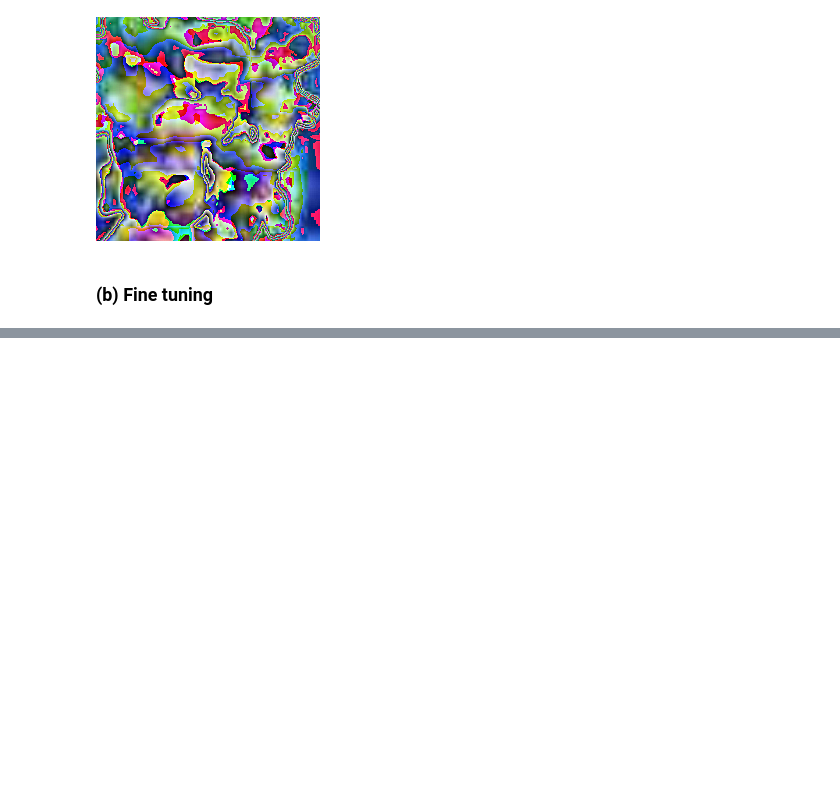
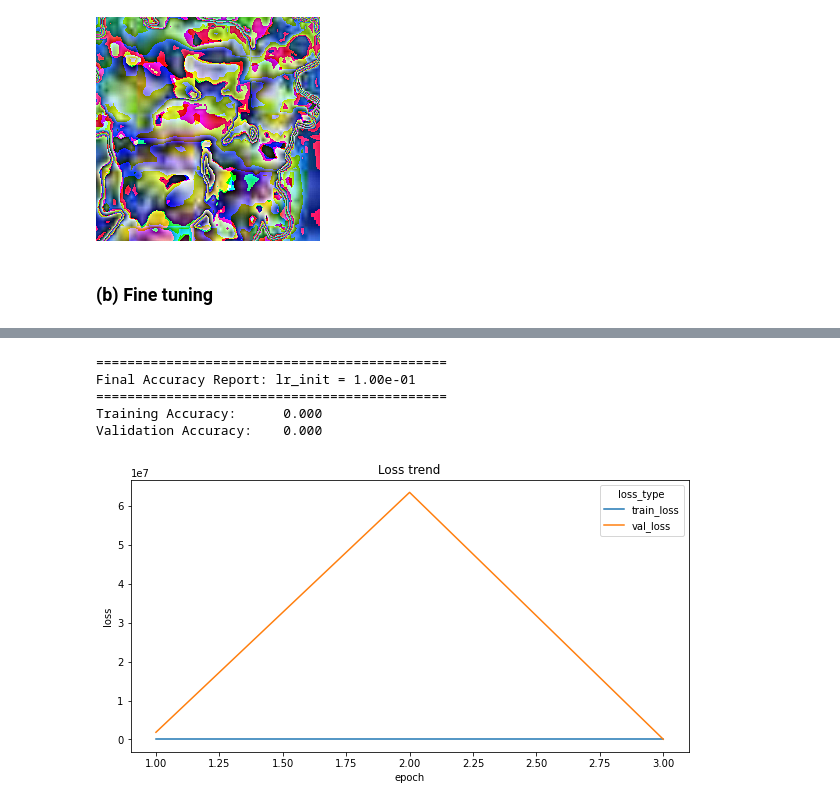
Before and after one commit to joearedmond/coms-dl-sys-optimus, a Jupyter notebook: transfer-learning.ipynb, the cells around one changed output, grey strips where cells are left out. Drawn from its saved outputs; the diff is of its cells as text; code cells hidden in the pictures; blank space fills up the shorter version.

```diff
--- a/transfer-learning.ipynb
+++ b/transfer-learning.ipynb
@@ -304,0 +412,18 @@ torch.cuda.get_device_name(0)
+# %%
+resnet2.to('cpu')
+
+resnet3 = get_resnet()
+resnet3 = resnet3.to(device)
+# %%
+optimizer = torch.optim.SGD(resnet3.parameters(), lr = 0.1, momentum = momentum)
+lr_scheduler = StepLR(optimizer, step_size = step_after_epochs, gamma = decay_factor)
+
+train_loss_history_lr3, val_loss_history_lr3 = train(
+    model = resnet3,
+    tloader =  train_loader,
+    vloader = val_loader,
+    lf = loss_fn,
+    optim = optimizer,
+    lr_sch = lr_scheduler,
+    step_size = step_after_epochs,
+    epochs = 3)
@@ -304,0 +434,14 @@ torch.cuda.get_device_name(0)
+# %%
+print("=" * 45 + "\nFinal Accuracy Report: lr_init = %.2e\n" % (0.1) + "=" * 45)
+print("Training Accuracy:\t%.3f" % accuracy(resnet3, X_train, y_train, dummifyer))
+print("Validation Accuracy:\t%.3f" % accuracy(resnet3, X_val, y_val, dummifyer))
+# %% [output]
+=============================================
+Final Accuracy Report: lr_init = 1.00e-01
+=============================================
+Training Accuracy:      0.000
+Validation Accuracy:    0.000
+# %%
+plot_loss(train_loss_history_lr3, val_loss_history_lr3)
+# %% [output]
+[figure, added]
```
Also changed, not shown: parts of 42 cells of this notebook.
